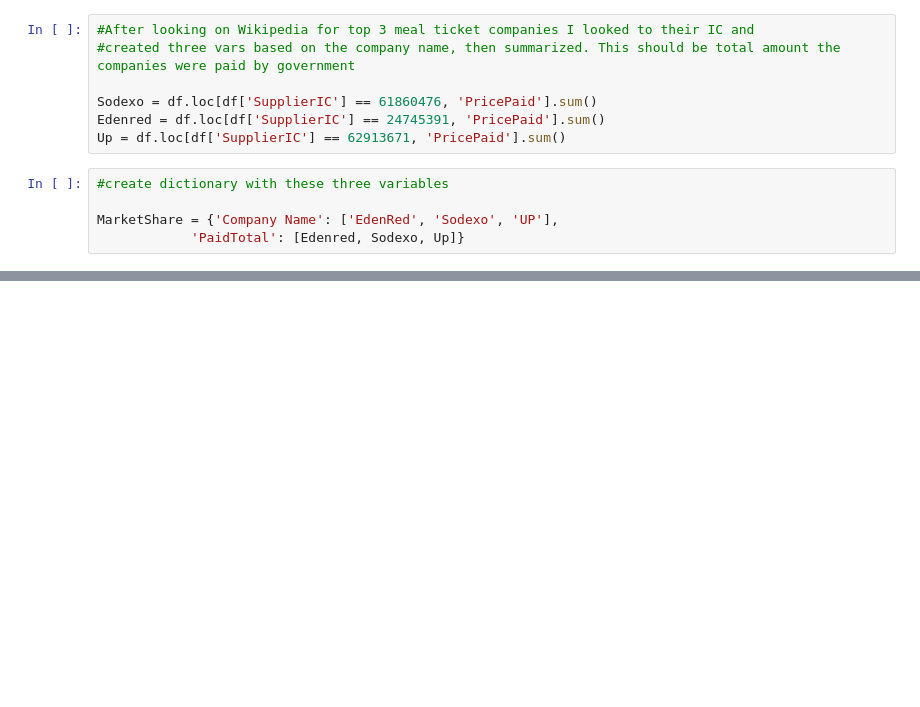
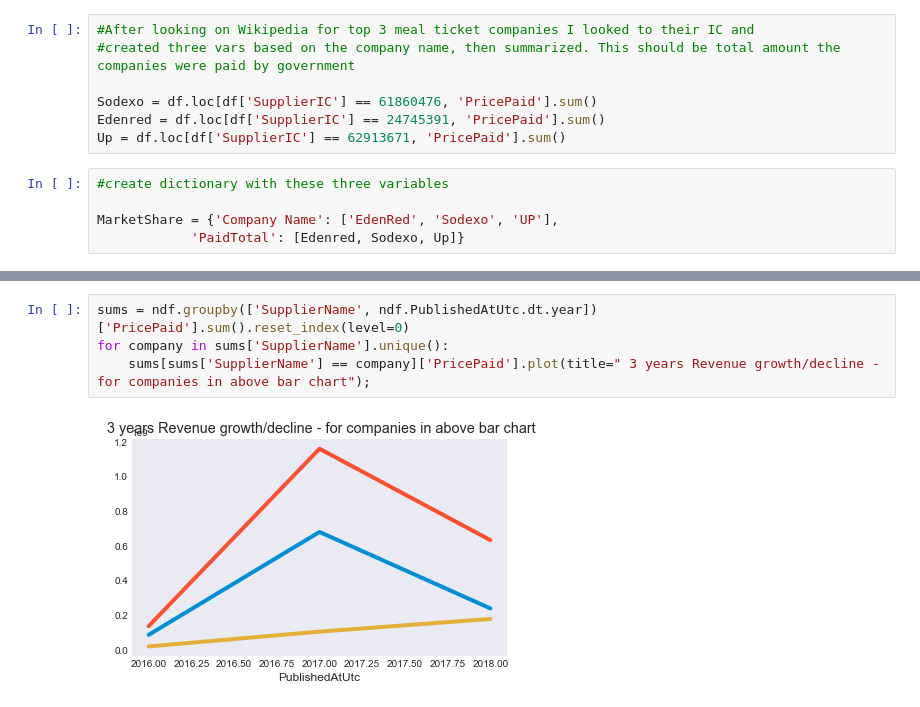
Before and after one commit to azm-gh/Basic-Data-analysis---Govt-spending, a Jupyter notebook: Government Data Set Analysis.ipynb, the cells around one changed output, grey strips where cells are left out. Drawn from its saved outputs; the diff is of its cells as text; blank space fills up the shorter version.

```diff
--- a/Government Data Set Analysis.ipynb
+++ b/Government Data Set Analysis.ipynb
@@ -144,3 +158,9 @@ for company in sums['SupplierName'].unique():
+# %%
+sums = ndf.groupby(['SupplierName', ndf.PublishedAtUtc.dt.year])['PricePaid'].sum().reset_index(level=0)
+for company in sums['SupplierName'].unique():
+    sums[sums['SupplierName'] == company]['PricePaid'].plot(title=" 3 years Revenue growth/decline - for companies in above bar chart");
+# %% [output]
+[figure, added]
 # %%
 dfPr = pd.read_csv('publishers.csv',error_bad_lines=False,delimiter=';')
 dfPr = df2.loc[df2.Region.str.contains("Praha", na=False)]
```
Also changed, not shown: parts of 10 cells of this notebook.
